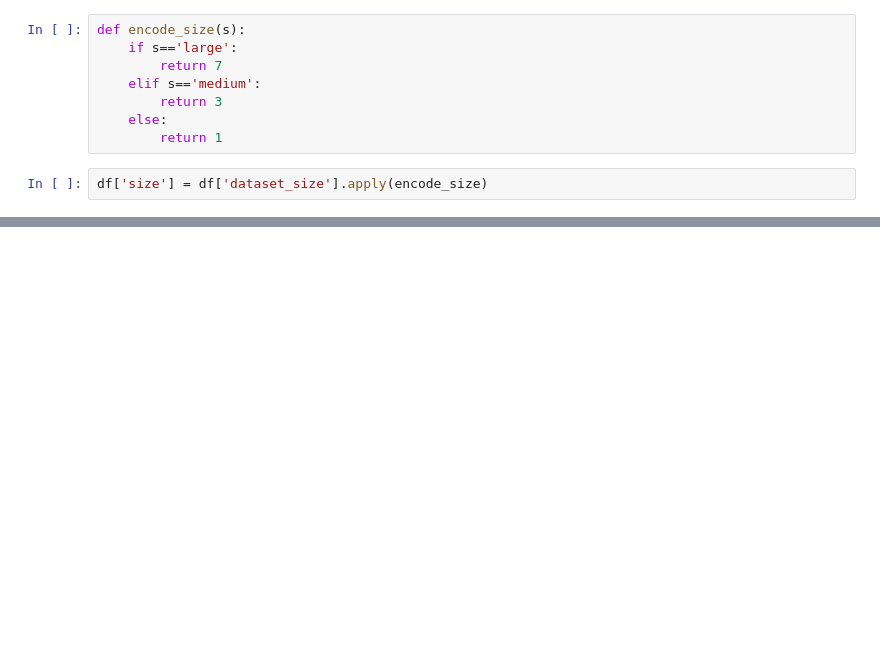
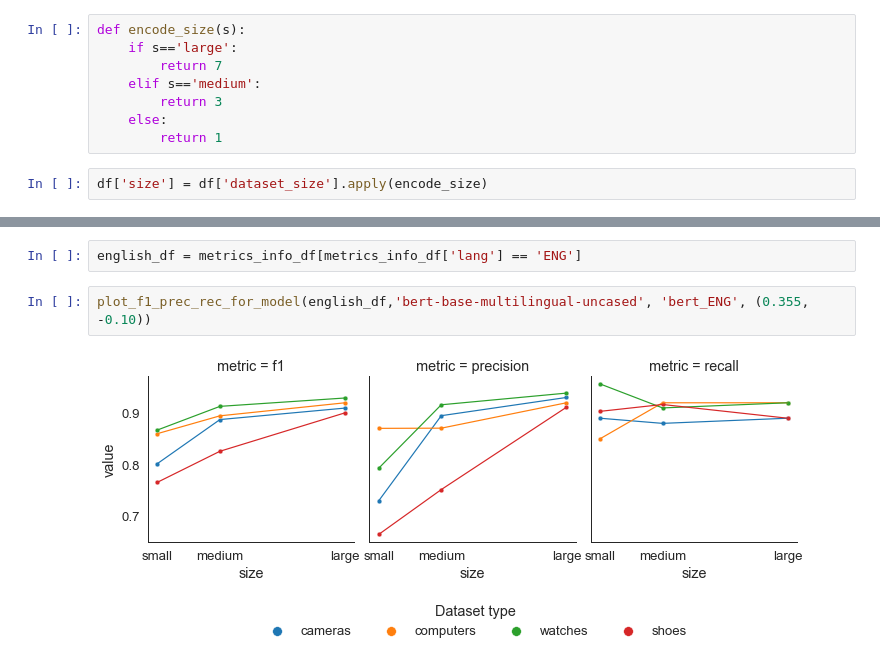
Before and after one commit to mozdzonekm/mlt4pm, a Jupyter notebook: results/results_analysis.ipynb, the cells around one changed output, grey strips where cells are left out. Drawn from its saved outputs; the diff is of its cells as text; blank space fills up the shorter version.

```diff
--- a/results/results_analysis.ipynb
+++ b/results/results_analysis.ipynb
@@ -81,0 +96,6 @@ plot_f1_prec_rec_for_model(df, 'xlm-roberta-base', 'XLM-RoBERTa')
+# %%
+english_df = metrics_info_df[metrics_info_df['lang'] == 'ENG']
+# %%
+plot_f1_prec_rec_for_model(english_df,'bert-base-multilingual-uncased', 'bert_ENG', (0.355, -0.10))
+# %% [output]
+[figure, added]
```
Also changed, not shown: parts of 16 cells of this notebook, 9 other files.
